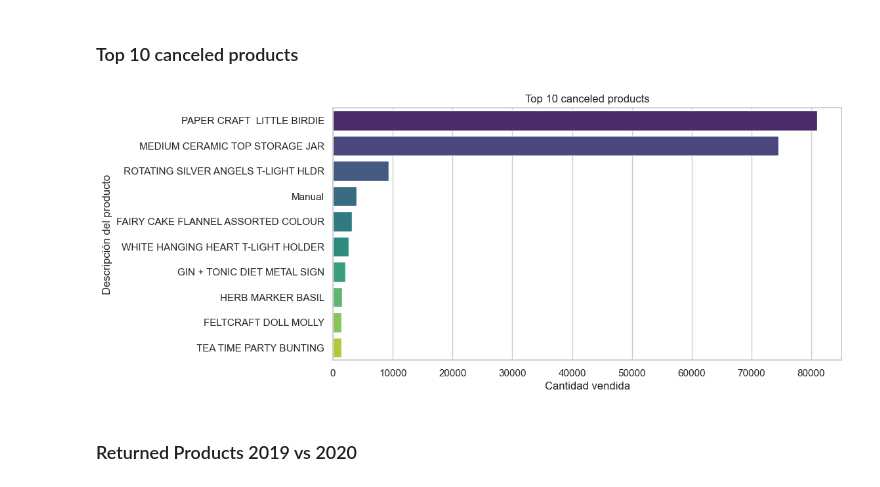
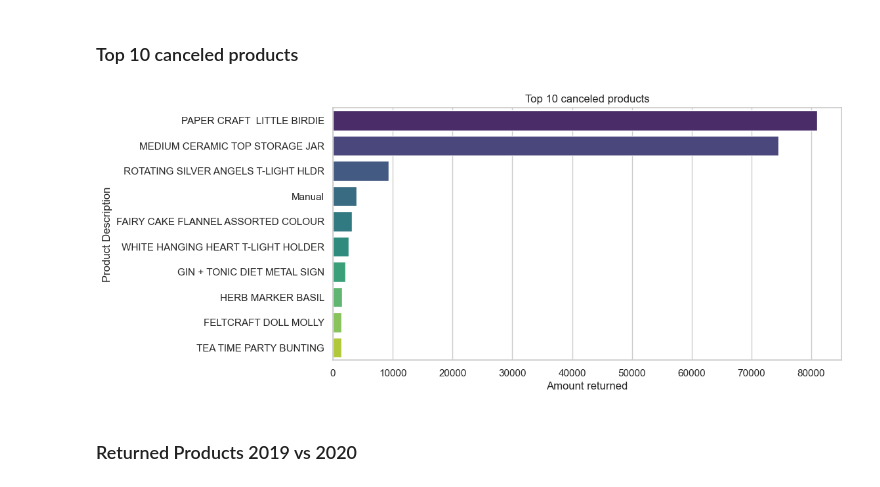
Before and after one commit to AbnerGalRol/Hackaton-Triple_ten-Team-8, a Jupyter notebook: notebooks/hackaton-triple-ten.ipynb, the cells around one changed output. Saved outputs shown, nothing was run; the diff lists cells and outputs as text; code cells hidden in the pictures.

```diff
--- a/notebooks/hackaton-triple-ten.ipynb
+++ b/notebooks/hackaton-triple-ten.ipynb
@@ -561,16 +561,16 @@ See the caveats in the documentation: https://pandas.pydata.org/pandas-docs/stab
 # %%
 # Top 10 canceled products
 canceled_products = cancelations_df.groupby('description')['quantity'].sum().reset_index()
 canceled_products = canceled_products.sort_values(by='quantity', ascending=False).head(10)
 
 plt.figure(figsize=(10, 5))
 sns.barplot(x='quantity', y='description', data=canceled_products, palette='viridis',hue='description')
 plt.title('Top 10 canceled products')
-plt.xlabel('Cantidad vendida')
-plt.ylabel('Descripción del producto')
+plt.xlabel('Amount returned')
+plt.ylabel('Product Description')
 plt.show()
 # %% [output]
-[figure, old version]
+[figure, new version]
 # %% [markdown]
 ### Returned Products 2019 vs 2020
 # %%
```
